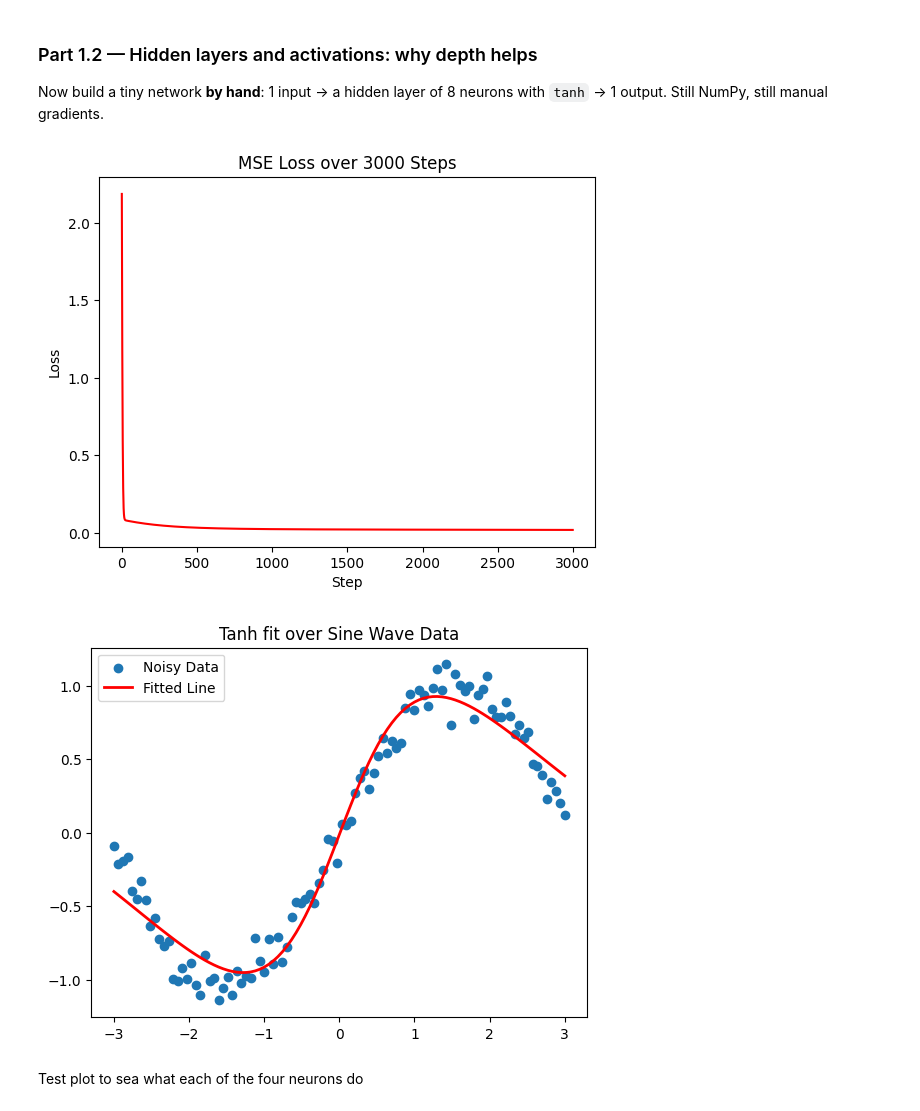
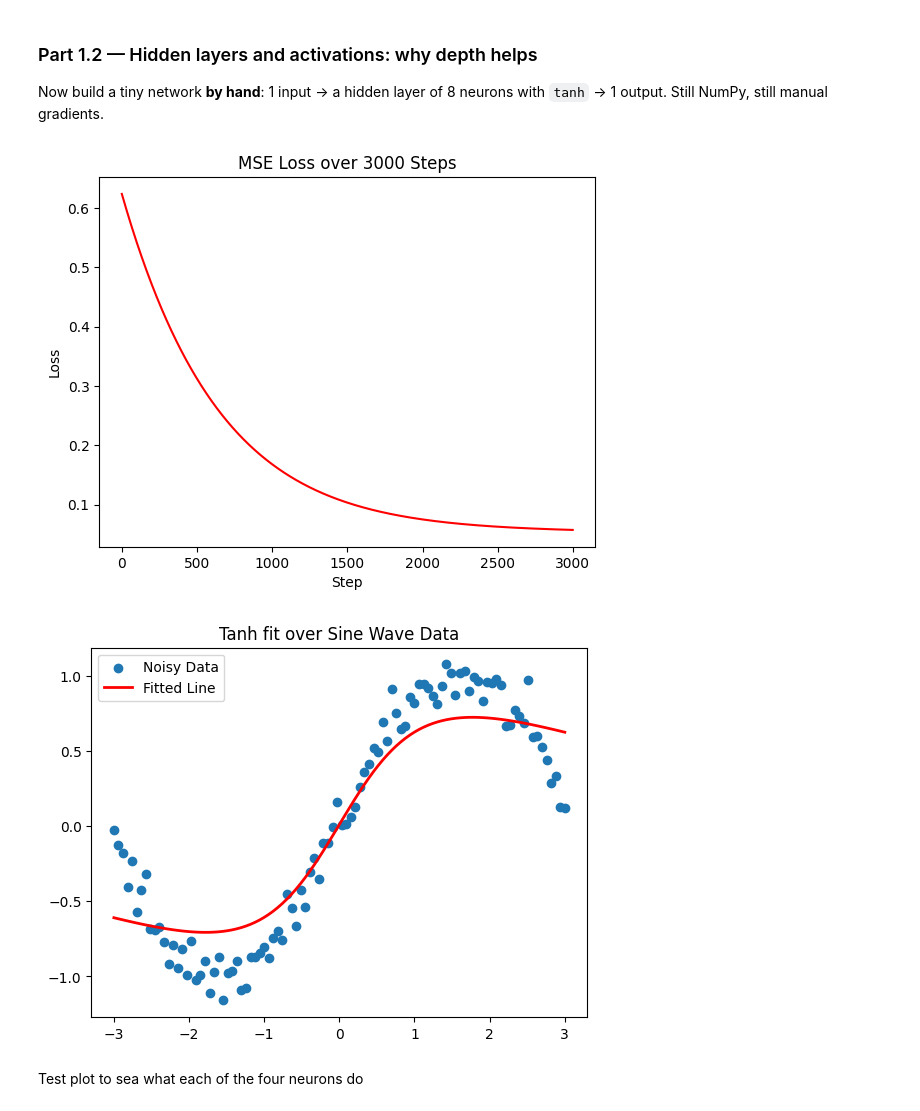
Before and after one commit to avatarmongacancode34/lab-3, a Jupyter notebook: Lab_3.ipynb, the cells around one changed output. Cells and saved outputs as stored; diff of their text form; code cells hidden in the pictures.

```diff
--- a/Lab_3.ipynb
+++ b/Lab_3.ipynb
@@ -202,7 +176,7 @@ W1 = np.random.randn(1,8) * 0.5
 b1 = np.zeros((8,))
 W2 = np.random.randn(8,1) * 0.5
 b2 = np.zeros((1,))
-lr = 0.01
+lr = 0.0001
 loss_values = []
 x = x.reshape(-1, 1)
 y = y.reshape(-1, 1)
@@ -222,35 +196,35 @@ for i in range(3000):
   dz1 = dh * (1 - np.tanh(z1) ** 2)
   dW1 = x.T @ dz1
   db1 = dz1.sum(axis=0)
   W1 -= lr * dW1
   b1 -= lr * db1
   W2 -= lr * dW2
   b2 -= lr * db2
   loss_values.append(loss)
 
 # the loss curve AND
 plt.figure()
 plt.plot(loss_values, color="red")
 plt.title("MSE Loss over 3000 Steps")
 plt.xlabel("Step")
 plt.ylabel("Loss")
 plt.show()
 
 # the final fit over the data.
 
 z1 = x @ W1 + b1
 h  = np.tanh(z1)
 final_y_hat = h @ W2 + b2
 
 plt.figure()
 plt.scatter(x, y, label="Noisy Data")
 plt.plot(x, final_y_hat, color="red", linewidth=2, label="Fitted Line")
 plt.title("Tanh fit over Sine Wave Data")
 plt.legend()
 plt.show()
 # %% [output]
-[figure, old version]
+[figure, new version]
-[figure, old version]
+[figure, new version]
 # %% [markdown]
 Test plot to sea what each of the four neurons do
 # %%
```
Also changed, not shown: parts of 13 cells of this notebook.
